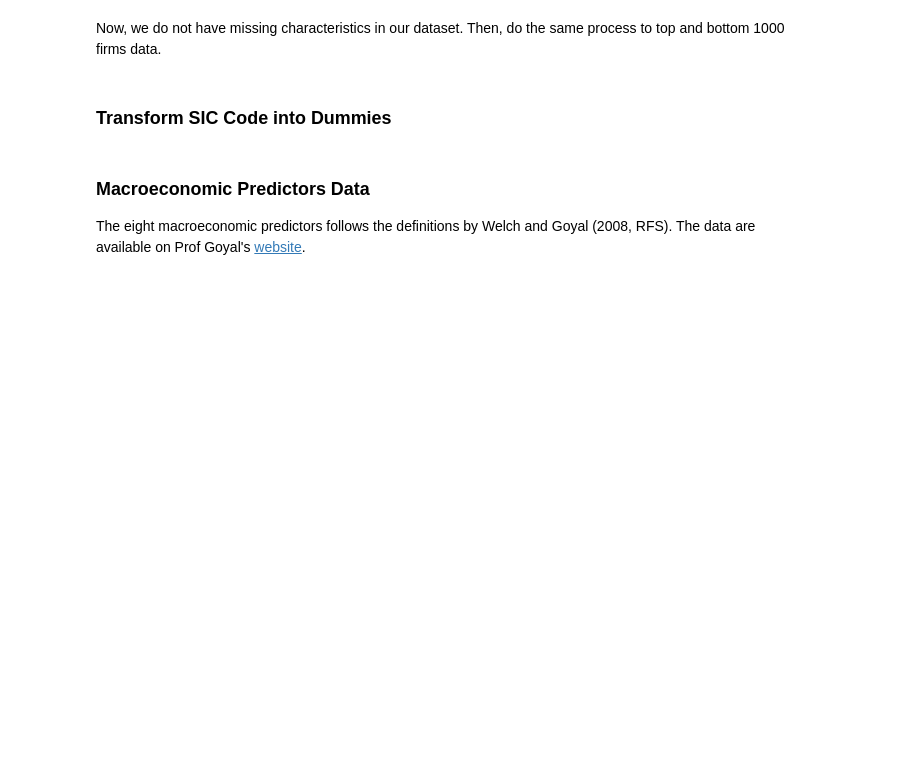
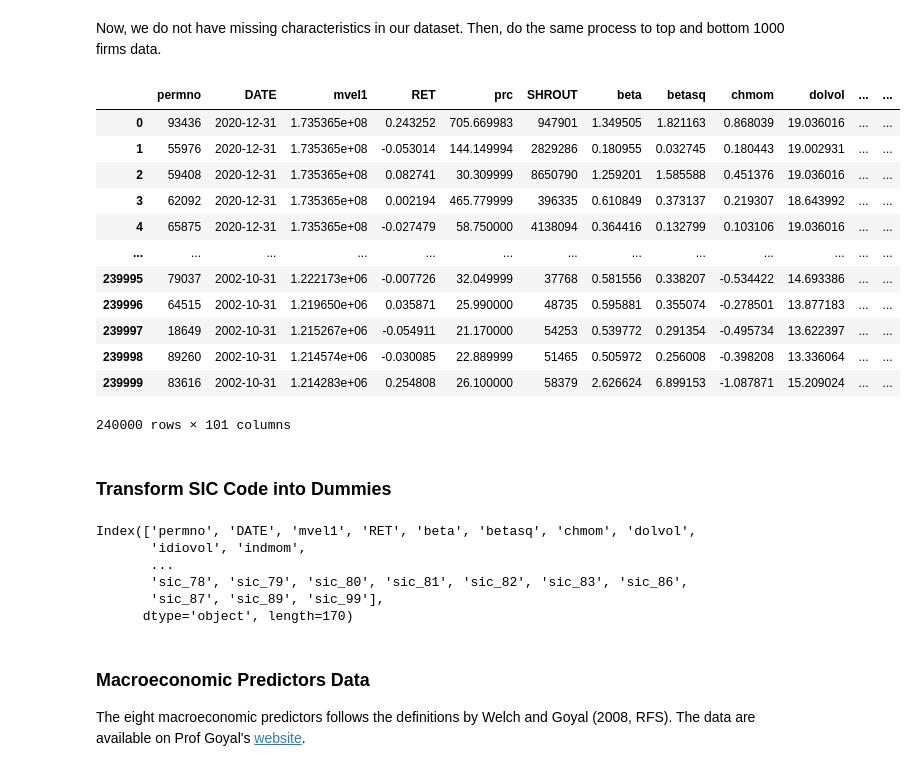
Before and after one commit to caizihuahua/5470_Statistical_ML, a Jupyter notebook: GKX/GKX_2020_RFS_Code_20Yr_Top.ipynb, the cells around one changed output. Drawn from its saved outputs; the diff is of its cells as text; code cells hidden in the pictures; blank space fills up the shorter version.

```diff
--- a/GKX/GKX_2020_RFS_Code_20Yr_Top.ipynb
+++ b/GKX/GKX_2020_RFS_Code_20Yr_Top.ipynb
@@ -125,6 +109,22 @@ def fill_na(data_ch, characteristics):
 # %%
 data_ch_top = fill_na(data_ch_top, characteristics)
 data_ch_bot = fill_na(data_ch_bot, characteristics)
+# %%
+data_ch_top
+# %% [output]
+|  | permno | DATE | mvel1 | RET | prc | SHROUT | beta | betasq | chmom | dolvol | ... | ... |
+| 0 | 93436 | 2020-12-31 | 1.735365e+08 | 0.243252 | 705.669983 | 947901 | 1.349505 | 1.821163 | 0.868039 | 19.036016 | ... | ... |
+| 1 | 55976 | 2020-12-31 | 1.735365e+08 | -0.053014 | 144.149994 | 2829286 | 0.180955 | 0.032745 | 0.180443 | 19.002931 | ... | ... |
+| 2 | 59408 | 2020-12-31 | 1.735365e+08 | 0.082741 | 30.309999 | 8650790 | 1.259201 | 1.585588 | 0.451376 | 19.036016 | ... | ... |
+| 3 | 62092 | 2020-12-31 | 1.735365e+08 | 0.002194 | 465.779999 | 396335 | 0.610849 | 0.373137 | 0.219307 | 18.643992 | ... | ... |
+| 4 | 65875 | 2020-12-31 | 1.735365e+08 | -0.027479 | 58.750000 | 4138094 | 0.364416 | 0.132799 | 0.103106 | 19.036016 | ... | ... |
+| ... | ... | ... | ... | ... | ... | ... | ... | ... | ... | ... | ... | ... |
+| 239995 | 79037 | 2002-10-31 | 1.222173e+06 | -0.007726 | 32.049999 | 37768 | 0.581556 | 0.338207 | -0.534422 | 14.693386 | ... | ... |
+| 239996 | 64515 | 2002-10-31 | 1.219650e+06 | 0.035871 | 25.990000 | 48735 | 0.595881 | 0.355074 | -0.278501 | 13.877183 | ... | ... |
+| 239997 | 18649 | 2002-10-31 | 1.215267e+06 | -0.054911 | 21.170000 | 54253 | 0.539772 | 0.291354 | -0.495734 | 13.622397 | ... | ... |
+| 239998 | 89260 | 2002-10-31 | 1.214574e+06 | -0.030085 | 22.889999 | 51465 | 0.505972 | 0.256008 | -0.398208 | 13.336064 | ... | ... |
+| 239999 | 83616 | 2002-10-31 | 1.214283e+06 | 0.254808 | 26.100000 | 58379 | 2.626624 | 6.899153 | -1.087871 | 15.209024 | ... | ... |
+240000 rows × 101 columns
 # %% [markdown]
 ### Transform SIC Code into Dummies
 # %%
@@ -138,6 +138,15 @@ def get_sic_dummies(data_ch):
 data_ch_d = get_sic_dummies(data_ch)
 data_ch_top_d = get_sic_dummies(data_ch_top)
 data_ch_bot_d = get_sic_dummies(data_ch_bot)
+# %%
+data_ch_d.columns
+# %% [output]
+Index(['permno', 'DATE', 'mvel1', 'RET', 'beta', 'betasq', 'chmom', 'dolvol',
+       'idiovol', 'indmom',
+       ...
+       'sic_78', 'sic_79', 'sic_80', 'sic_81', 'sic_82', 'sic_83', 'sic_86',
+       'sic_87', 'sic_89', 'sic_99'],
+      dtype='object', length=170)
 # %% [markdown]
 ### Macroeconomic Predictors Data
 
```
Also changed, not shown: parts of 9 cells of this notebook, 11 other files.
